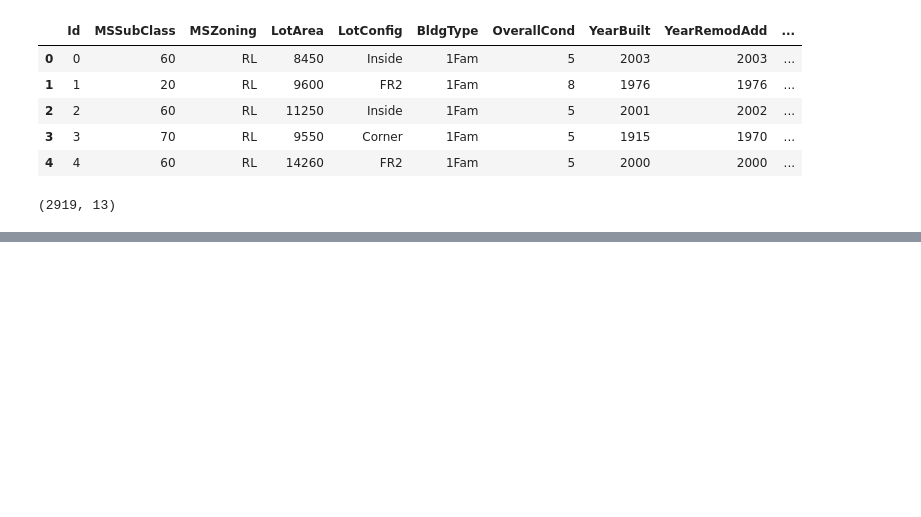
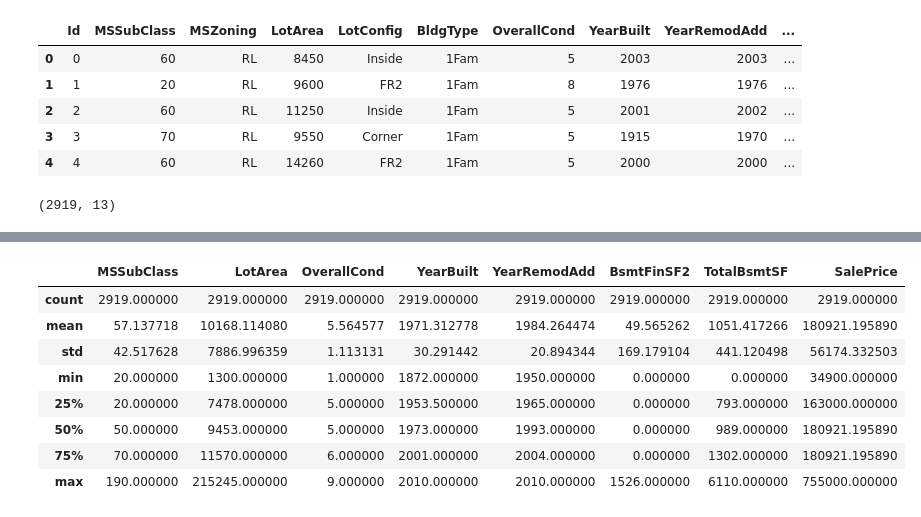
Before and after one commit to StormAbishek/House-Price-Prediction, a Jupyter notebook: House_Price_Prediction.ipynb, the cells around one changed output, grey strips where cells are left out. Cells and saved outputs as stored; diff of their text form; code cells hidden in the pictures; blank space fills up the shorter version.

```diff
--- a/House_Price_Prediction.ipynb
+++ b/House_Price_Prediction.ipynb
@@ -25,3 +25,5 @@ df.drop_duplicates(inplace=True)
 df.shape
 # %% [output]
 (2919, 13)
+# %%
+df.drop(columns = ['Id'], inplace = True)
@@ -27,0 +47,4 @@ df.shape
+# %%
+from sklearn. impute import SimpleImputer
+imputer = SimpleImputer (strategy='mean')
+imputer.fit(df[['SalePrice']])
@@ -27,0 +57,2 @@ df.shape
+# %%
+df['SalePrice']=imputer.transform(df[['SalePrice']])
@@ -27,0 +76,2 @@ df.shape
+# %%
+df=df.fillna(0)
@@ -27,0 +95,12 @@ df.shape
+# %%
+df.describe()
+# %% [output]
+|  | MSSubClass | LotArea | OverallCond | YearBuilt | YearRemodAdd | BsmtFinSF2 | TotalBsmtSF | SalePrice |
+| count | 2919.000000 | 2919.000000 | 2919.000000 | 2919.000000 | 2919.000000 | 2919.000000 | 2919.000000 | 2919.000000 |
+| mean | 57.137718 | 10168.114080 | 5.564577 | 1971.312778 | 1984.264474 | 49.565262 | 1051.417266 | 180921.195890 |
+| std | 42.517628 | 7886.996359 | 1.113131 | 30.291442 | 20.894344 | 169.179104 | 441.120498 | 56174.332503 |
+| min | 20.000000 | 1300.000000 | 1.000000 | 1872.000000 | 1950.000000 | 0.000000 | 0.000000 | 34900.000000 |
+| 25% | 20.000000 | 7478.000000 | 5.000000 | 1953.500000 | 1965.000000 | 0.000000 | 793.000000 | 163000.000000 |
+| 50% | 50.000000 | 9453.000000 | 5.000000 | 1973.000000 | 1993.000000 | 0.000000 | 989.000000 | 180921.195890 |
+| 75% | 70.000000 | 11570.000000 | 6.000000 | 2001.000000 | 2004.000000 | 0.000000 | 1302.000000 | 180921.195890 |
+| max | 190.000000 | 215245.000000 | 9.000000 | 2010.000000 | 2010.000000 | 1526.000000 | 6110.000000 | 755000.000000 |
```
Also changed, not shown: parts of 5 cells of this notebook.
